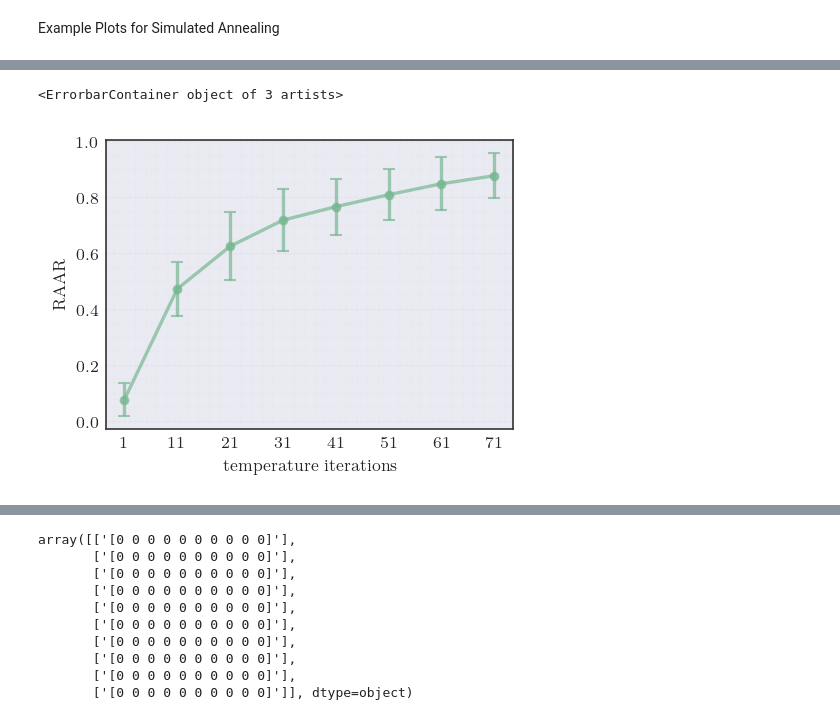
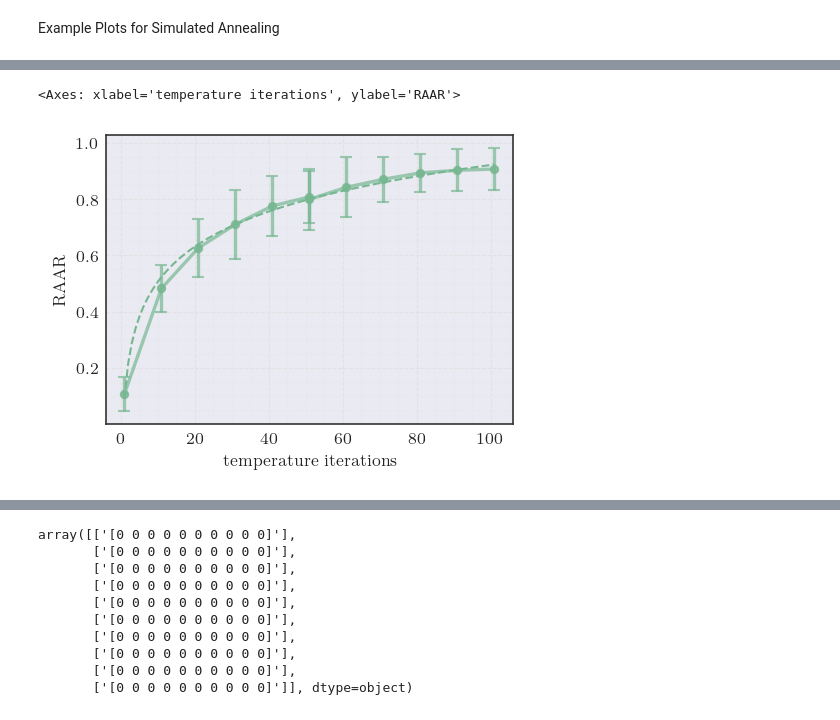
Before and after one commit to DerEinverleiber/UCP-PaperV2, a Jupyter notebook: cl_optimizer_plots.ipynb, the cells around one changed output, grey strips where cells are left out. Cells and saved outputs as stored; diff of their text form; code cells hidden in the pictures.

Commit message:
fix: plots

```diff
--- a/cl_optimizer_plots.ipynb
+++ b/cl_optimizer_plots.ipynb
@@ -38,9 +41,9 @@ import numpy as np
 # I think init and end temperatures should be chosen dependent on the delta of the energy,
 # i.e. delta = new_loss - old_loss (in the exponent)
 # larger delta -> larger temperature (and conversely smaller beta)
-init_temp = 100
+init_temp = 1000
 end_temp = 1
-max_temp_iterations = 80
+max_temp_iterations = 101
 
 def execute_sim_ann(df_id: int, sim_ann: SimulatedAnnealing, temp_iterations: list[int]) -> np.ndarray:
     optima = []
@@ -199,43 +202,44 @@ mean_raar = raars.mean(axis=0)
 std_raar = raars.std(axis=0)
 # %%
 import styling
+import matplotlib.pyplot as plt
 import seaborn as sns
+
 styling.set_my_style()
 
 df = pd.DataFrame()
 df["temperature iterations"] = sorted_tempss[0][0, :].astype(int)
 df["RAAR"] = mean_raar
 df["RAAR_std"] = std_raar
 
 palette = styling.shades(6, 4)[1:]
 palette = sns.color_palette("crest", 5)
 
 
 fig, ax = styling.subplots(figsize=(3.5, 2.5))
 
-line = sns.pointplot(
-    data=df,
-    x="temperature iterations",
-    y="RAAR",
-    errorbar=None,
-    capsize=0.2,
+line = plt.plot(
+    df["temperature iterations"],
+    df["RAAR"],
     alpha=0.7,
     linewidth=1.6,
     markersize=3.5,
     color=palette[0]
 )
 
 
 ax.errorbar(
-    x=line.get_lines()[0].get_xdata(),
+    x=df["temperature iterations"],
     y=df["RAAR"],
     yerr=df["RAAR_std"],
     fmt="none",
     capsize=3,
     color=palette[0],
     alpha=0.7,
     linewidth=1.6
 )
+
+sns.regplot(x=df["temperature iterations"], y=df["RAAR"], color=palette[0], ax=ax, line_kws={'linestyle': "--", 'linewidth': 1.0}, ci=None, logx=True)
 # %% [output]
-<ErrorbarContainer object of 3 artists>
+<Axes: xlabel='temperature iterations', ylabel='RAAR'>
-[figure, old version]
+[figure, new version]
```
Also changed, not shown: parts of 5 cells of this notebook.
